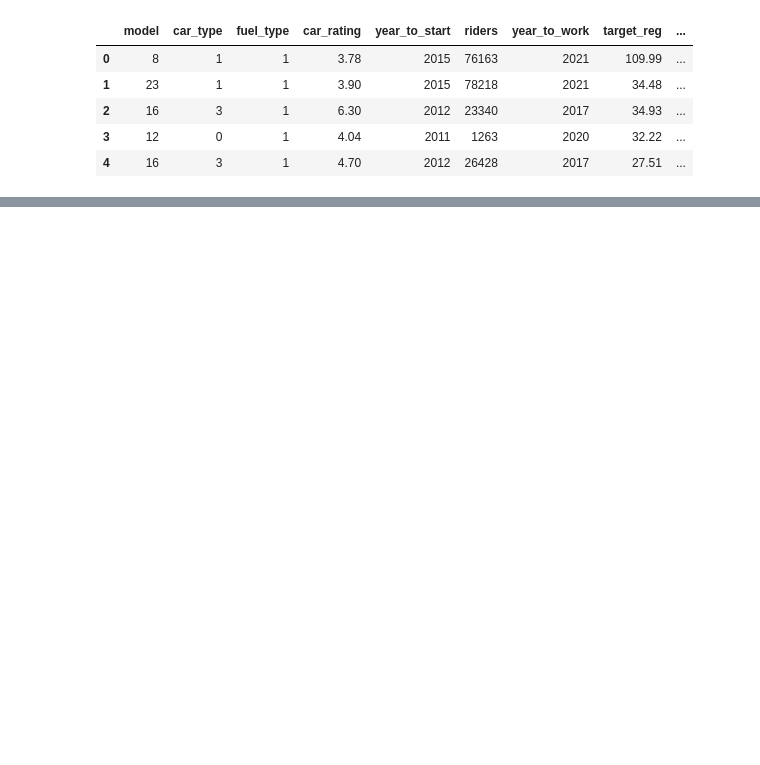
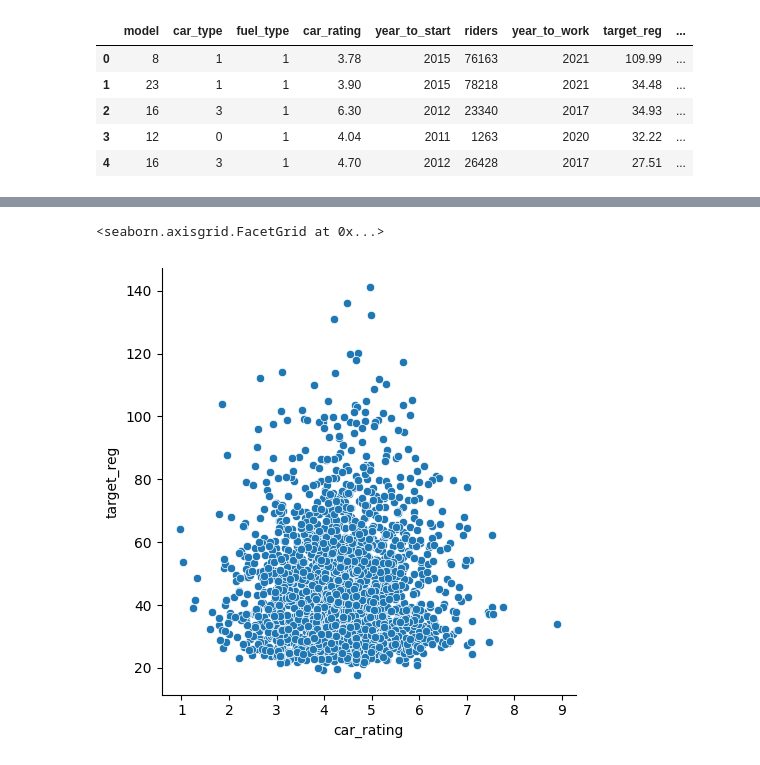
Before and after one commit to meshvedov/competition-ds, a Jupyter notebook: 4.4_boosting.ipynb, the cells around one changed output, grey strips where cells are left out. Cells and saved outputs as stored; diff of their text form; code cells hidden in the pictures; blank space fills up the shorter version.

```diff
--- a/4.4_boosting.ipynb
+++ b/4.4_boosting.ipynb
@@ -64,0 +111,5 @@ df_train_coder.head()
+# %%
+sns.relplot(df_train_coder, x='car_rating', y='target_reg')
+# %% [output]
+<seaborn.axisgrid.FacetGrid at 0x...>
+[figure, added]
```
Also changed, not shown: parts of 9 cells of this notebook.
